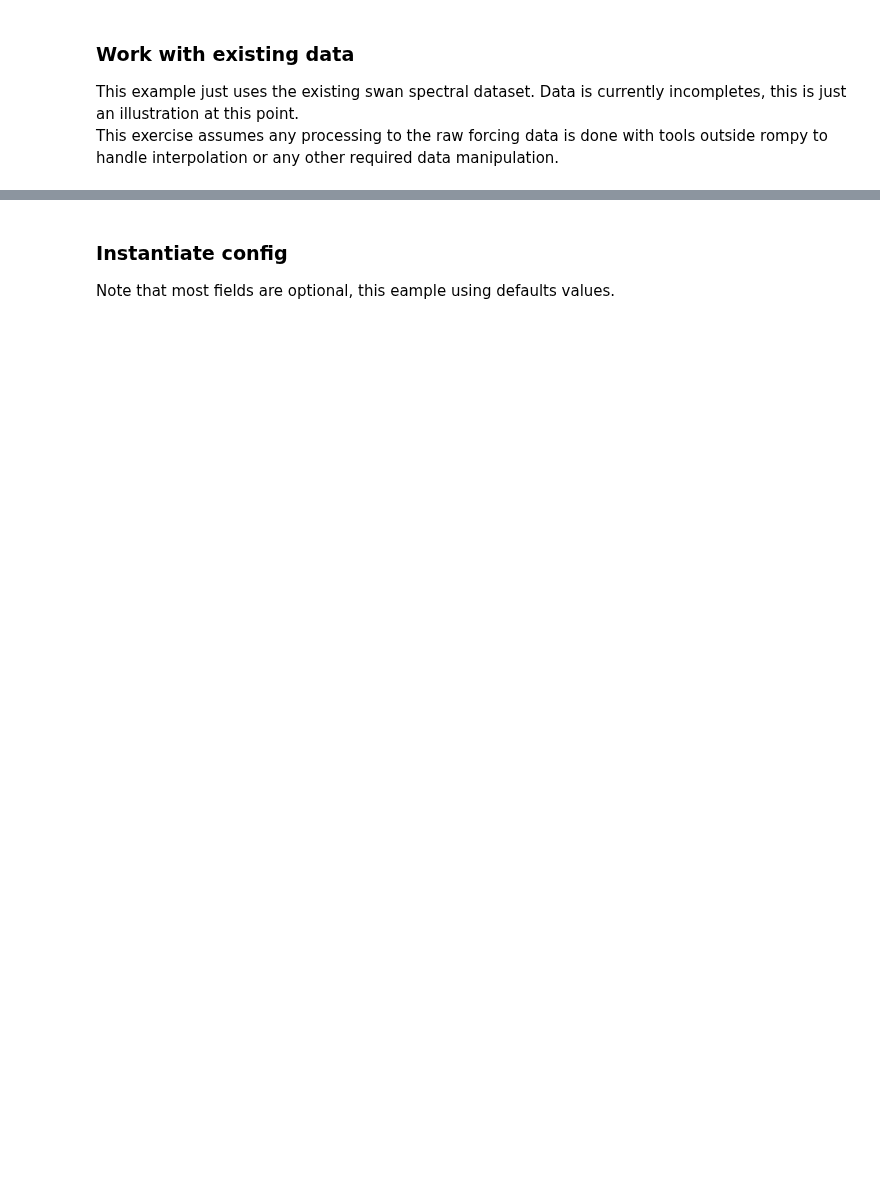
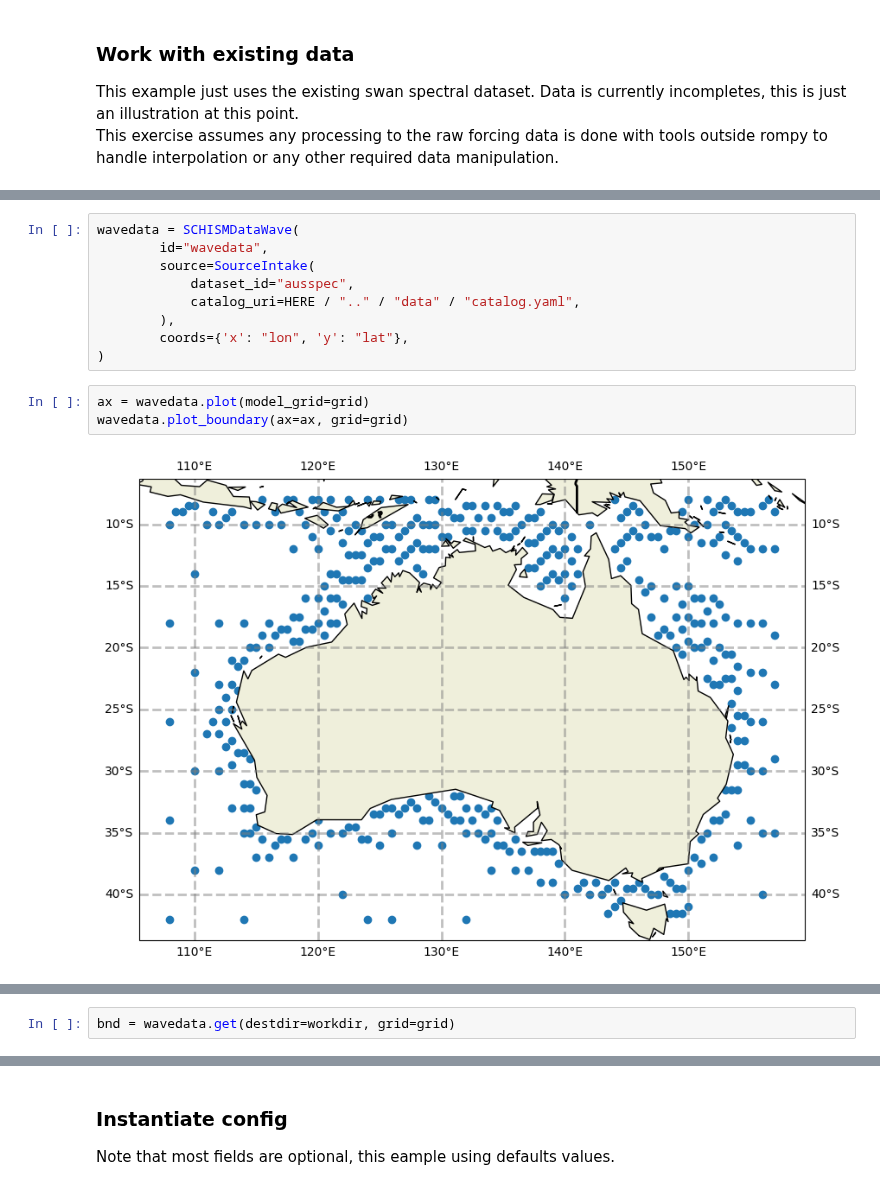
Before and after one commit to rom-py/rompy-schism, a Jupyter notebook: notebooks/schism/schism_procedural.ipynb, the cells around one changed output, grey strips where cells are left out. Drawn from its saved outputs; the diff is of its cells as text; blank space fills up the shorter version.

```diff
--- a/notebooks/schism/schism_procedural.ipynb
+++ b/notebooks/schism/schism_procedural.ipynb
@@ -47,0 +270,14 @@ This exercise assumes any processing to the raw forcing data is done with tools
+# %%
+wavedata = SCHISMDataWave(
+        id="wavedata",
+        source=SourceIntake(
+            dataset_id="ausspec",
+            catalog_uri=HERE / ".." / "data" / "catalog.yaml",
+        ),
+        coords={'x': "lon", 'y': "lat"},
+)
+# %%
+ax = wavedata.plot(model_grid=grid)
+wavedata.plot_boundary(ax=ax, grid=grid)
+# %% [output]
+[figure, added]
@@ -47,0 +285,2 @@ This exercise assumes any processing to the raw forcing data is done with tools
+# %%
+bnd = wavedata.get(destdir=workdir, grid=grid)
```
Also changed, not shown: parts of 28 cells of this notebook.
